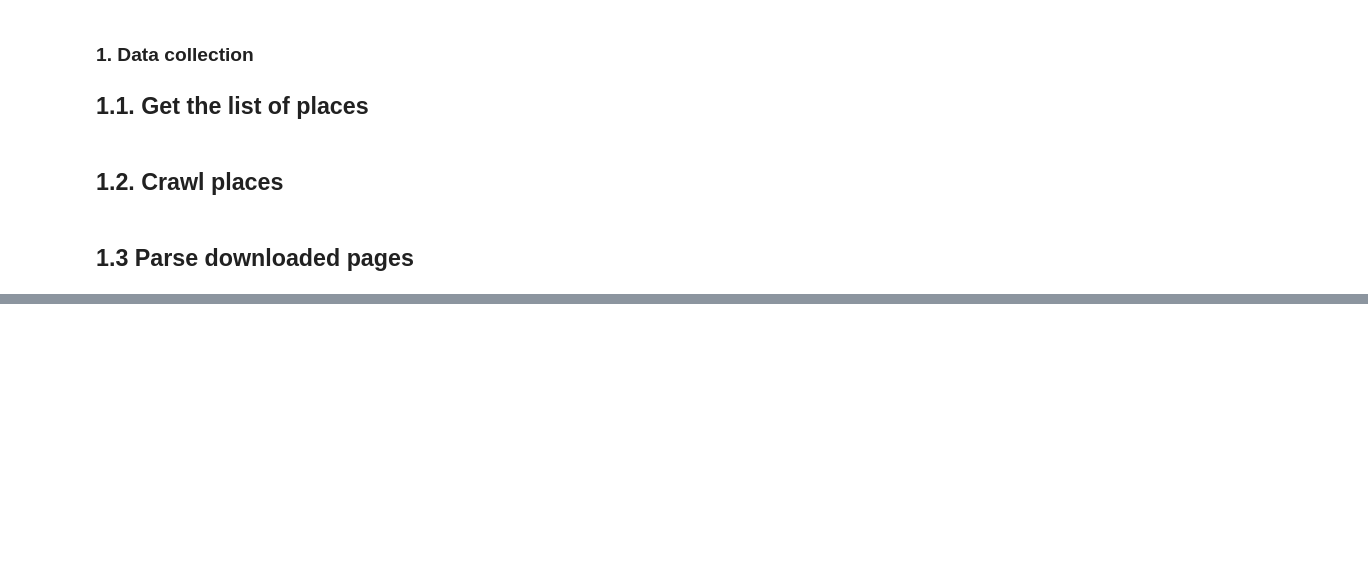
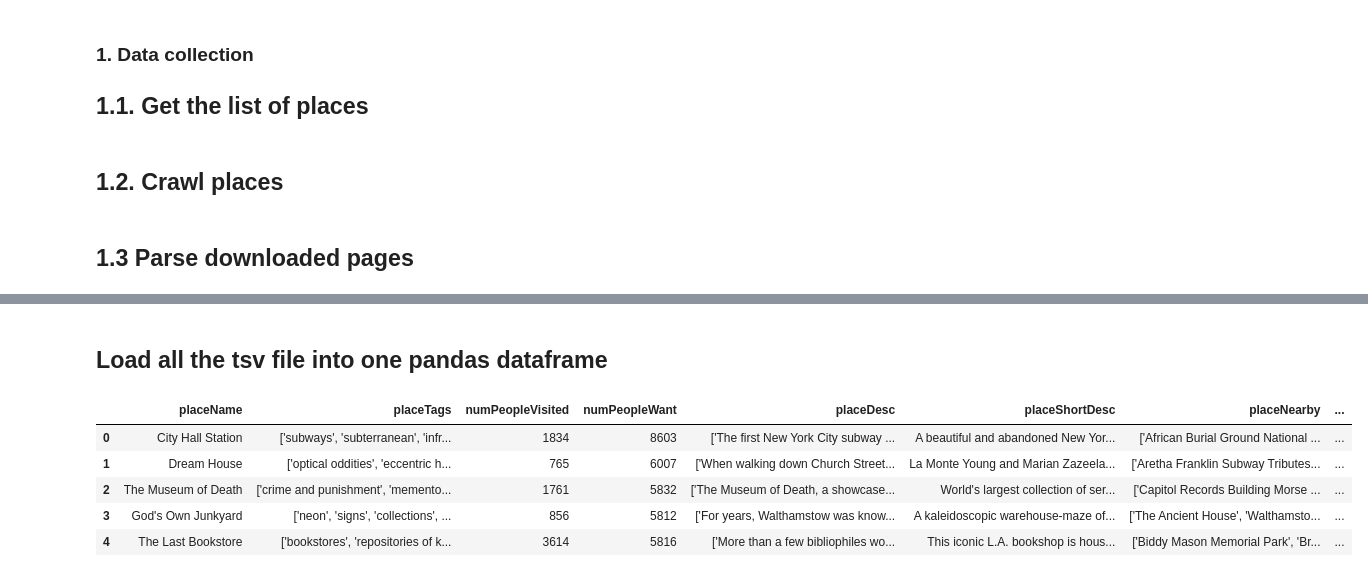
Before and after one commit to MRampo/ADM-HW3, a Jupyter notebook: hw3.ipynb, the cells around one changed output, grey strips where cells are left out. Drawn from its saved outputs; the diff is of its cells as text; code cells hidden in the pictures; blank space fills up the shorter version.

```diff
--- a/hw3.ipynb
+++ b/hw3.ipynb
@@ -234,0 +226,29 @@ bs4.element.NavigableString
+# %% [markdown]
+## Load all the tsv file into one pandas dataframe
+# %%
+
+def load_tsv():
+    tsv = []
+    dtypes = {}
+    for x in os.listdir("TSV Files"):
+        df = pd.read_csv(f'TSV Files/{x}',
+            sep="\t",
+            header=None,
+            names=["placeName", "placeTags", "numPeopleVisited", "numPeopleWant", "placeDesc", "placeShortDesc", "placeNearby","placeAdress", "placeAlt", "placeLong", "placeEditors","placePubDate", "placeRelatedList", "placeRelatedPlace", "placeURL"])
+        tsv.append(df)
+
+    return pd.concat(tsv)
+# %%
+data = load_tsv()
+# %%
+#Reset Index
+data.reset_index(inplace = True)
+data = data.drop(["index"], axis = 1)
+data.head()
+# %% [output]
+|  | placeName | placeTags | numPeopleVisited | numPeopleWant | placeDesc | placeShortDesc | placeNearby | ... |
+| 0 | City Hall Station | ['subways', 'subterranean', 'infr... | 1834 | 8603 | ['The first New York City subway ... | A beautiful and abandoned New Yor... | ['African Burial Ground National ... | ... |
+| 1 | Dream House | ['optical oddities', 'eccentric h... | 765 | 6007 | ['When walking down Church Street... | La Monte Young and Marian Zazeela... | ['Aretha Franklin Subway Tributes... | ... |
+| 2 | The Museum of Death | ['crime and punishment', 'memento... | 1761 | 5832 | ['The Museum of Death, a showcase... | World's largest collection of ser... | ['Capitol Records Building Morse ... | ... |
+| 3 | God's Own Junkyard | ['neon', 'signs', 'collections', ... | 856 | 5812 | ['For years, Walthamstow was know... | A kaleidoscopic warehouse-maze of... | ['The Ancient House', 'Walthamsto... | ... |
+| 4 | The Last Bookstore | ['bookstores', 'repositories of k... | 3614 | 5816 | ['More than a few bibliophiles wo... | This iconic L.A. bookshop is hous... | ['Biddy Mason Memorial Park', 'Br... | ... |
```
Also changed, not shown: parts of 12 cells of this notebook, 2 other files.
